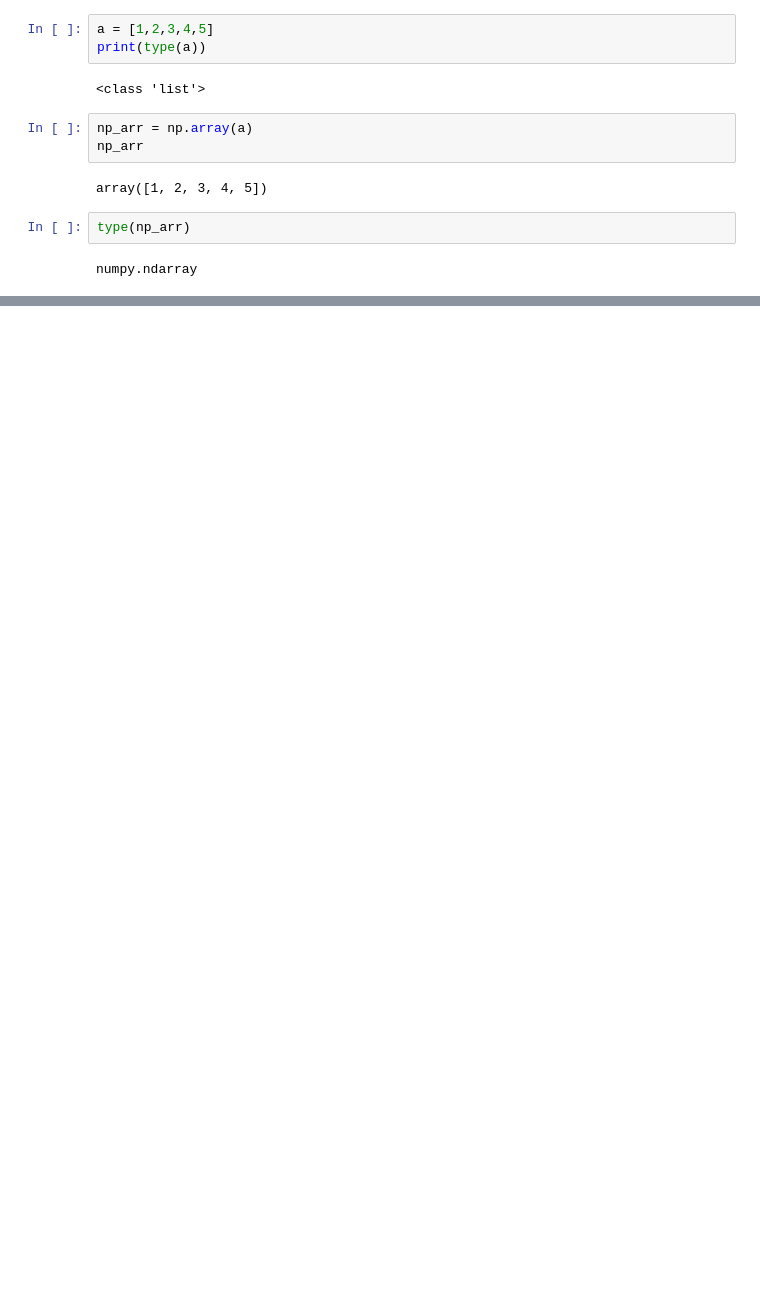
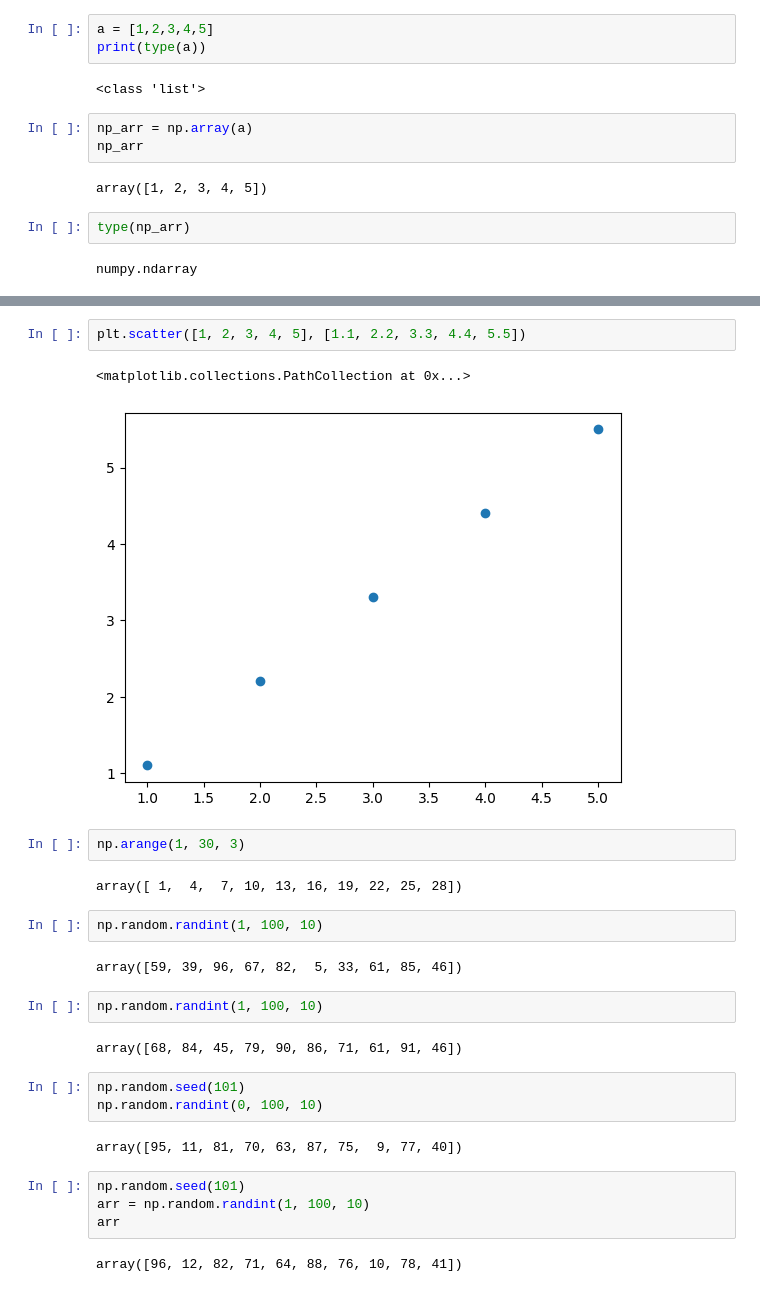
Before and after one commit to akashchauhan087/OpenCV, a Jupyter notebook: numpy.ipynb, the cells around one changed output, grey strips where cells are left out. Saved outputs shown, nothing was run; the diff lists cells and outputs as text; blank space fills up the shorter version.

```diff
--- a/numpy.ipynb
+++ b/numpy.ipynb
@@ -18,0 +54,28 @@ numpy.ndarray
+# %%
+plt.scatter([1, 2, 3, 4, 5], [1.1, 2.2, 3.3, 4.4, 5.5])
+# %% [output]
+<matplotlib.collections.PathCollection at 0x...>
+[figure, added]
+# %%
+np.arange(1, 30, 3)
+# %% [output]
+array([ 1,  4,  7, 10, 13, 16, 19, 22, 25, 28])
+# %%
+np.random.randint(1, 100, 10)
+# %% [output]
+array([59, 39, 96, 67, 82,  5, 33, 61, 85, 46])
+# %%
+np.random.randint(1, 100, 10)
+# %% [output]
+array([68, 84, 45, 79, 90, 86, 71, 61, 91, 46])
+# %%
+np.random.seed(101)
+np.random.randint(0, 100, 10)
+# %% [output]
+array([95, 11, 81, 70, 63, 87, 75,  9, 77, 40])
+# %%
+np.random.seed(101)
+arr = np.random.randint(1, 100, 10)
+arr
+# %% [output]
+array([96, 12, 82, 71, 64, 88, 76, 10, 78, 41])
```
Also changed, not shown: parts of 26 cells of this notebook.
